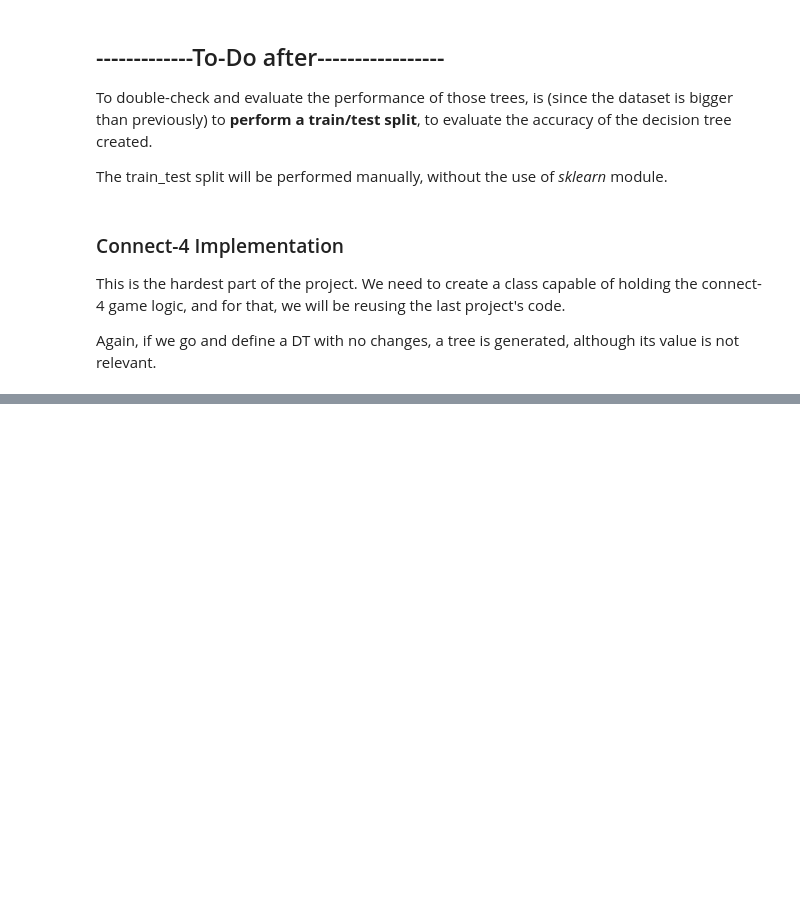
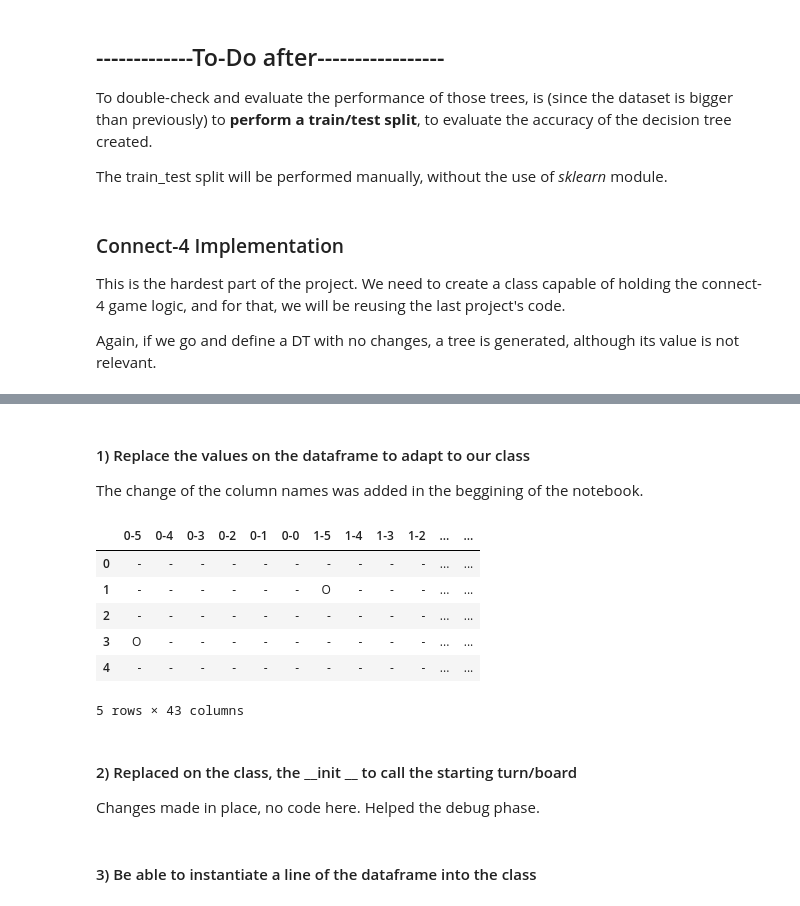
Before and after one commit to pmgfernandes04/ID3_Decision_Tree_Generator, a Jupyter notebook: IA_project.ipynb, the cells around one changed output, grey strips where cells are left out. Drawn from its saved outputs; the diff is of its cells as text; code cells hidden in the pictures; blank space fills up the shorter version.

```diff
--- a/IA_project.ipynb
+++ b/IA_project.ipynb
@@ -1042,0 +1232,21 @@ dt4 = t4._build_tree(df_sampled)
+# %% [markdown]
+#### 1) Replace the values on the dataframe to adapt to our class
+
+The change of the column names was added in the beggining of the notebook.
+# %%
+df4.replace({'o': 'O', 'x': 'X', 'b': '-'}, inplace=True)
+df4.drop('ID', axis=1, inplace=True)
+df4.head()
+# %% [output]
+|  | 0-5 | 0-4 | 0-3 | 0-2 | 0-1 | 0-0 | 1-5 | 1-4 | 1-3 | 1-2 | ... | ... |
+| 0 | - | - | - | - | - | - | - | - | - | - | ... | ... |
+| 1 | - | - | - | - | - | - | O | - | - | - | ... | ... |
+| 2 | - | - | - | - | - | - | - | - | - | - | ... | ... |
+| 3 | O | - | - | - | - | - | - | - | - | - | ... | ... |
+| 4 | - | - | - | - | - | - | - | - | - | - | ... | ... |
+5 rows × 43 columns
+# %% [markdown]
+#### 2) Replaced on the class, the __init __ to call the starting turn/board
+Changes made in place, no code here. Helped the debug phase.
+# %% [markdown]
+#### 3) Be able to instantiate a line of the dataframe into the class
```
Also changed, not shown: parts of 12 cells of this notebook.
